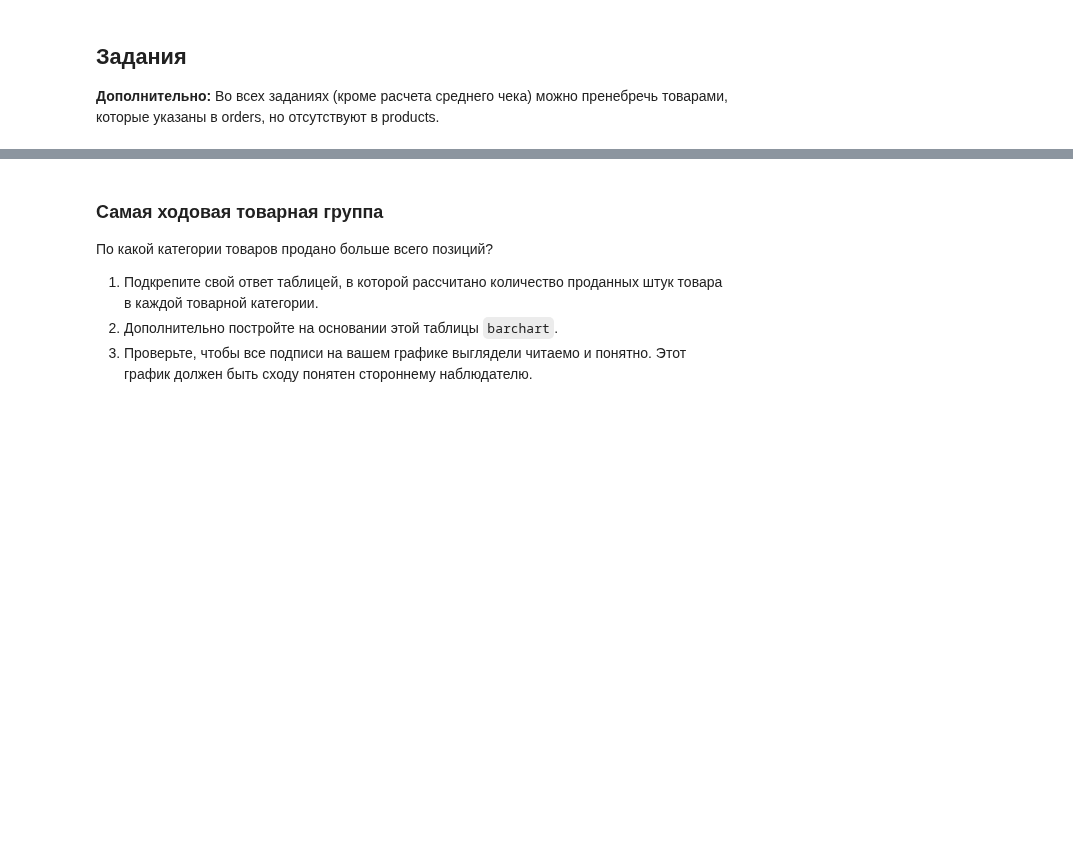
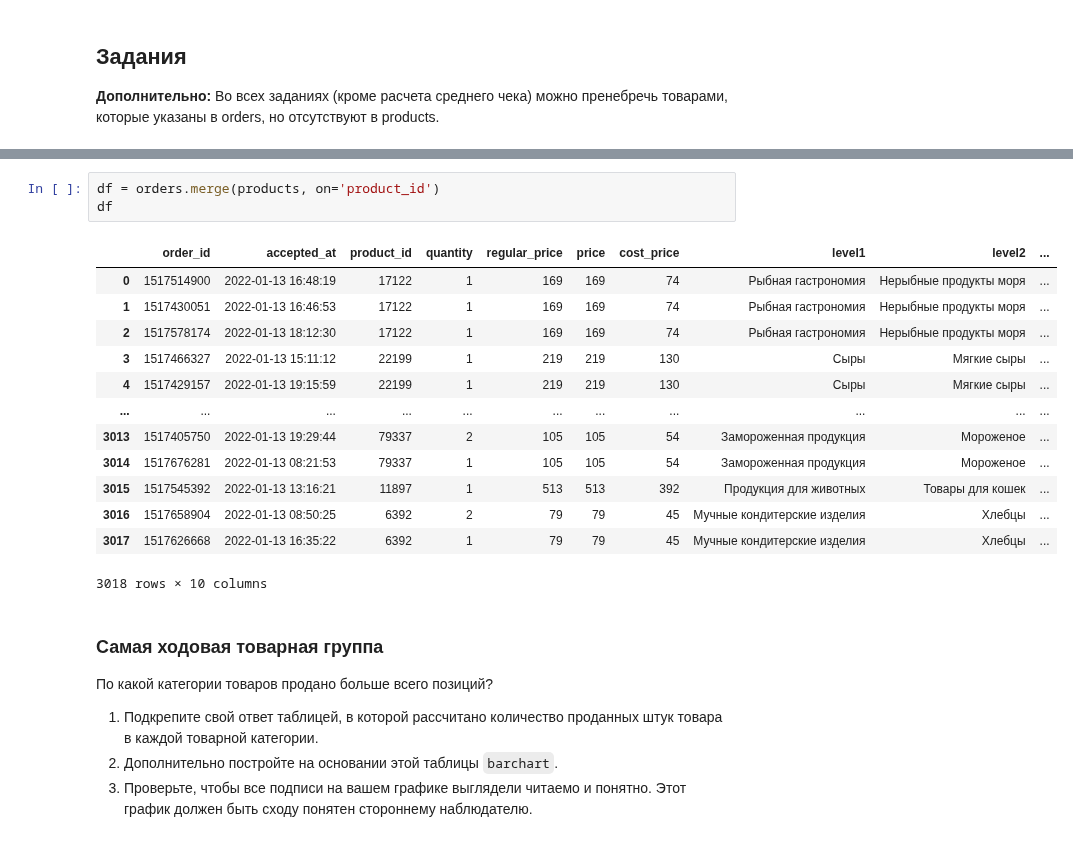
Before and after one commit to mishandri/Data-Analysis, a Jupyter notebook: 10. Итоговый проект Pandas/Решение.ipynb, the cells around one changed output, grey strips where cells are left out. Saved outputs shown, nothing was run; the diff lists cells and outputs as text; blank space fills up the shorter version.

```diff
--- a/10. Итоговый проект Pandas/Решение.ipynb
+++ b/10. Итоговый проект Pandas/Решение.ipynb
@@ -25,3 +64,20 @@
+# %%
+df = orders.merge(products, on='product_id')
+df
+# %% [output]
+|  | order_id | accepted_at | product_id | quantity | regular_price | price | cost_price | level1 | level2 | ... |
+| 0 | 1517514900 | 2022-01-13 16:48:19 | 17122 | 1 | 169 | 169 | 74 | Рыбная гастрономия | Нерыбные продукты моря | ... |
+| 1 | 1517430051 | 2022-01-13 16:46:53 | 17122 | 1 | 169 | 169 | 74 | Рыбная гастрономия | Нерыбные продукты моря | ... |
+| 2 | 1517578174 | 2022-01-13 18:12:30 | 17122 | 1 | 169 | 169 | 74 | Рыбная гастрономия | Нерыбные продукты моря | ... |
+| 3 | 1517466327 | 2022-01-13 15:11:12 | 22199 | 1 | 219 | 219 | 130 | Сыры | Мягкие сыры | ... |
+| 4 | 1517429157 | 2022-01-13 19:15:59 | 22199 | 1 | 219 | 219 | 130 | Сыры | Мягкие сыры | ... |
+| ... | ... | ... | ... | ... | ... | ... | ... | ... | ... | ... |
+| 3013 | 1517405750 | 2022-01-13 19:29:44 | 79337 | 2 | 105 | 105 | 54 | Замороженная продукция | Мороженое | ... |
+| 3014 | 1517676281 | 2022-01-13 08:21:53 | 79337 | 1 | 105 | 105 | 54 | Замороженная продукция | Мороженое | ... |
+| 3015 | 1517545392 | 2022-01-13 13:16:21 | 11897 | 1 | 513 | 513 | 392 | Продукция для животных | Товары для кошек | ... |
+| 3016 | 1517658904 | 2022-01-13 08:50:25 | 6392 | 2 | 79 | 79 | 45 | Мучные кондитерские изделия | Хлебцы | ... |
+| 3017 | 1517626668 | 2022-01-13 16:35:22 | 6392 | 1 | 79 | 79 | 45 | Мучные кондитерские изделия | Хлебцы | ... |
+3018 rows × 10 columns
 # %% [markdown]
 ### Самая ходовая товарная группа
 
```
Also changed, not shown: parts of 5 cells of this notebook.
